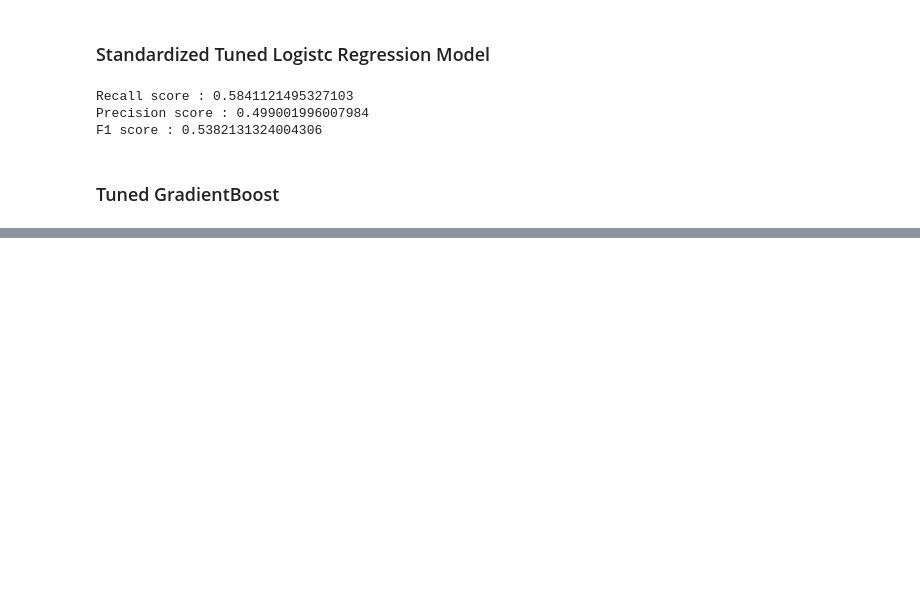
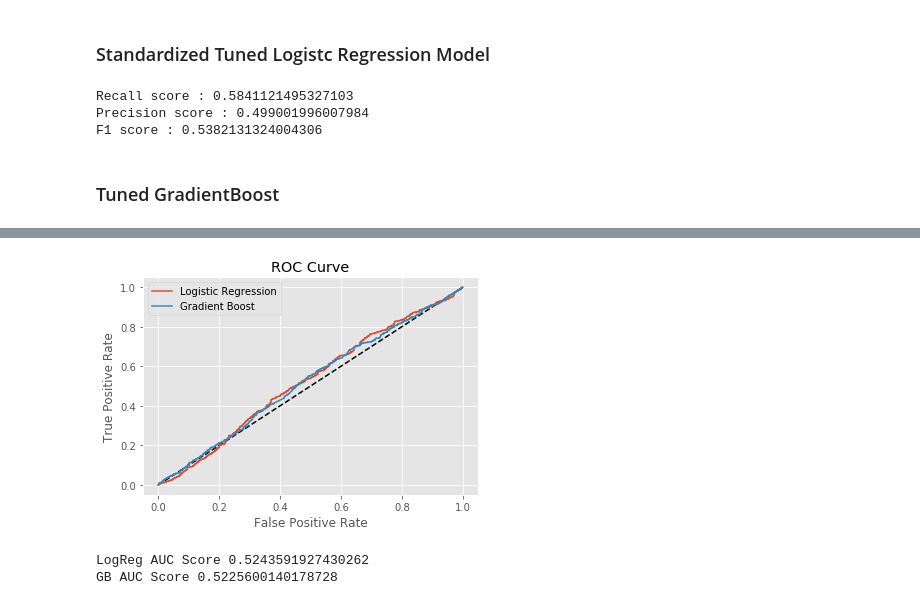
Before and after one commit to HienHa34/Over_Under_Totals, a Jupyter notebook: ModelsWithOdds.ipynb, the cells around one changed output, grey strips where cells are left out. Saved outputs shown, nothing was run; the diff lists cells and outputs as text; code cells hidden in the pictures; blank space fills up the shorter version.

```diff
--- a/ModelsWithOdds.ipynb
+++ b/ModelsWithOdds.ipynb
@@ -1145,0 +1066,23 @@ F1 score : 0.5364308342133053
+# %%
+y_pred_prob_logreg = logreg.predict_proba(X3_test_stand)[:,1]
+fpr1,tpr1,thresholds = roc_curve(y3_test, y_pred_prob_logreg)
+
+y_pred_prob_gb = gb.predict_proba(X_dummies_test)[:,1]
+fpr2, tpr2, thresholds = roc_curve(y_test, y_pred_prob_gb)
+
+plt.plot([0,1],[0,1], 'k--')
+plt.plot(fpr1,tpr1, label = 'Logistic Regression')
+plt.plot(fpr2, tpr2, label = 'Gradient Boost')
+plt.xlabel('False Positive Rate')
+plt.ylabel('True Positive Rate')
+plt.title('ROC Curve')
+plt.legend()
+plt.show()
+# %% [output]
+[figure, added]
+# %%
+print(f'LogReg AUC Score {roc_auc_score(y3_test, y_pred_prob_logreg)}')
+print(f'GB AUC Score {roc_auc_score(y_test, y_pred_prob_gb)}')
+# %% [output]
+LogReg AUC Score 0.5243591927430262
+GB AUC Score 0.5225600140178728
```
Also changed, not shown: parts of 15 cells of this notebook.
